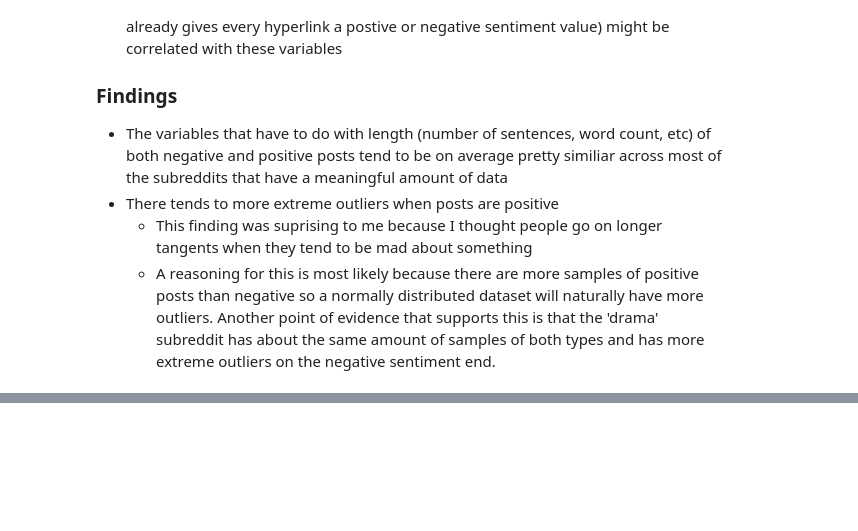
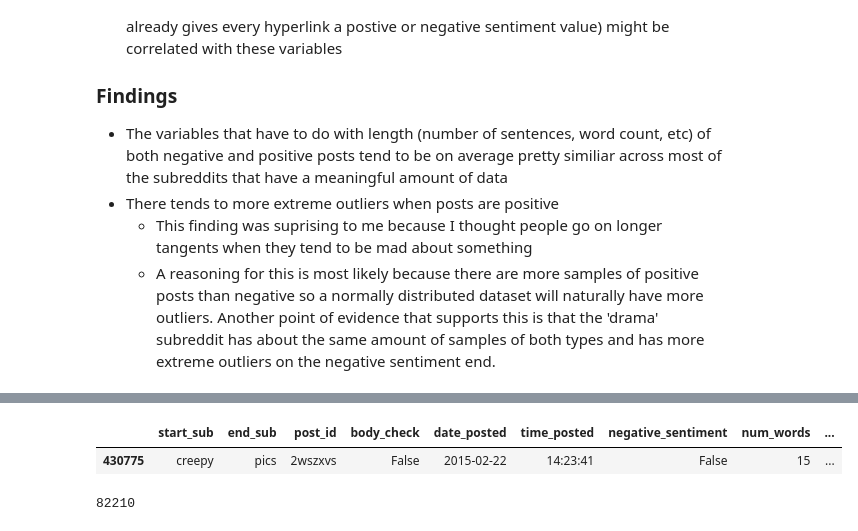
Before and after one commit to Vrushhabh/subreddit-conflict-analyzer, a Jupyter notebook: NotebookFindings/Findings (to_be_continued).ipynb, the cells around one changed output, grey strips where cells are left out. Drawn from its saved outputs; the diff is of its cells as text; code cells hidden in the pictures; blank space fills up the shorter version.

```diff
--- a/NotebookFindings/Findings (to_be_continued).ipynb
+++ b/NotebookFindings/Findings (to_be_continued).ipynb
@@ -76,0 +53,12 @@ df[40:100]
+# %%
+df = make_dataframe(network, subs)
+negative_posts = df.query('negative_sentiment == 1')
+positive_posts = df.query('negative_sentiment == 0')
+df.sample(1)
+# %% [output]
+|  | start_sub | end_sub | post_id | body_check | date_posted | time_posted | negative_sentiment | num_words | ... |
+| 430775 | creepy | pics | 2wszxvs | False | 2015-02-22 | 14:23:41 | False | 15 | ... |
+# %%
+len(negative_posts)
+# %% [output]
+82210
```
Also changed, not shown: parts of 5 cells of this notebook, 1 other file.
